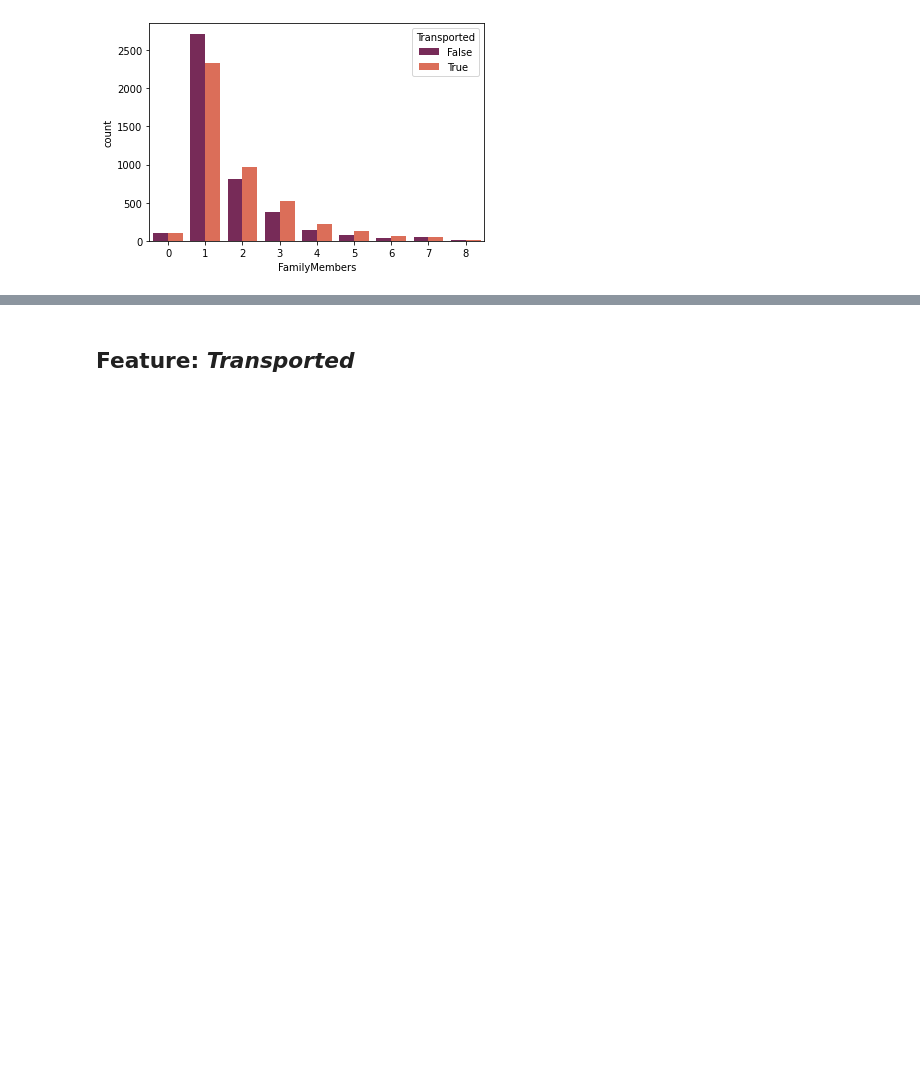
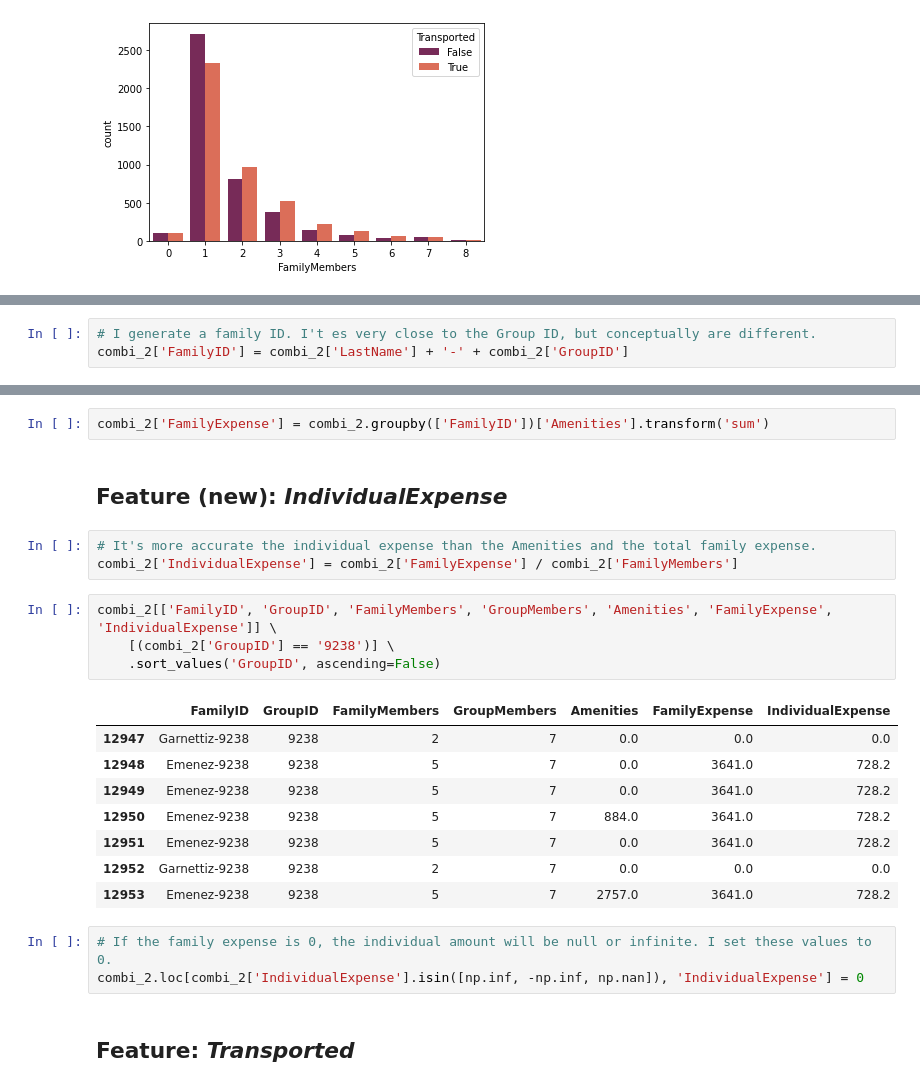
Before and after one commit to pdenieves/github-slideshow, a Jupyter notebook: feature-engineering-xgbclassifier.ipynb, the cells around one changed output, grey strips where cells are left out. Saved outputs shown, nothing was run; the diff lists cells and outputs as text; blank space fills up the shorter version.

```diff
--- a/feature-engineering-xgbclassifier.ipynb
+++ b/feature-engineering-xgbclassifier.ipynb
@@ -897,0 +900,3 @@ sns.countplot(x='FamilyMembers', hue='Transported', palette='rocket',
+# %%
+# I generate a family ID. I't es very close to the Group ID, but conceptually are different.
+combi_2['FamilyID'] = combi_2['LastName'] + '-' + combi_2['GroupID']
@@ -898,3 +932,26 @@ sns.countplot(x='FamilyMembers', hue='Transported', palette='rocket',
+# %%
+combi_2['FamilyExpense'] = combi_2.groupby(['FamilyID'])['Amenities'].transform('sum')
+# %% [markdown]
+## Feature (new): *IndividualExpense*
+# %%
+# It's more accurate the individual expense than the Amenities and the total family expense.
+combi_2['IndividualExpense'] = combi_2['FamilyExpense'] / combi_2['FamilyMembers']
+# %%
+combi_2[['FamilyID', 'GroupID', 'FamilyMembers', 'GroupMembers', 'Amenities', 'FamilyExpense', 'IndividualExpense']] \
+    [(combi_2['GroupID'] == '9238')] \
+    .sort_values('GroupID', ascending=False)
+# %% [output]
+|  | FamilyID | GroupID | FamilyMembers | GroupMembers | Amenities | FamilyExpense | IndividualExpense |
+| 12947 | Garnettiz-9238 | 9238 | 2 | 7 | 0.0 | 0.0 | 0.0 |
+| 12948 | Emenez-9238 | 9238 | 5 | 7 | 0.0 | 3641.0 | 728.2 |
+| 12949 | Emenez-9238 | 9238 | 5 | 7 | 0.0 | 3641.0 | 728.2 |
+| 12950 | Emenez-9238 | 9238 | 5 | 7 | 884.0 | 3641.0 | 728.2 |
+| 12951 | Emenez-9238 | 9238 | 5 | 7 | 0.0 | 3641.0 | 728.2 |
+| 12952 | Garnettiz-9238 | 9238 | 2 | 7 | 0.0 | 0.0 | 0.0 |
+| 12953 | Emenez-9238 | 9238 | 5 | 7 | 2757.0 | 3641.0 | 728.2 |
+# %%
+# If the family expense is 0, the individual amount will be null or infinite. I set these values to 0.
+combi_2.loc[combi_2['IndividualExpense'].isin([np.inf, -np.inf, np.nan]), 'IndividualExpense'] = 0
 # %% [markdown]
 ## Feature: *Transported*
 # %%
```
Also changed, not shown: parts of 23 cells of this notebook.
